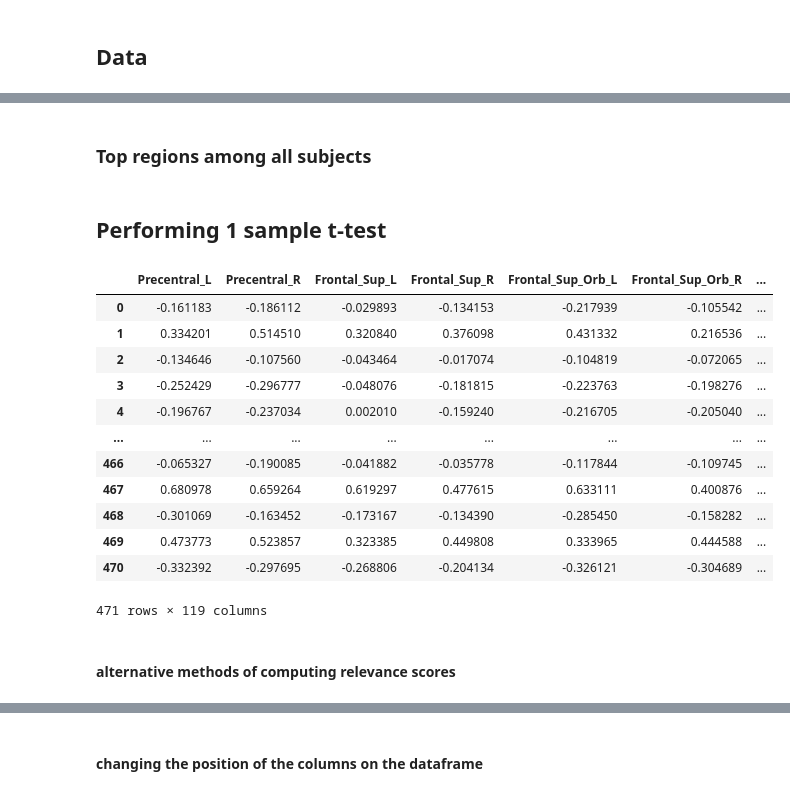
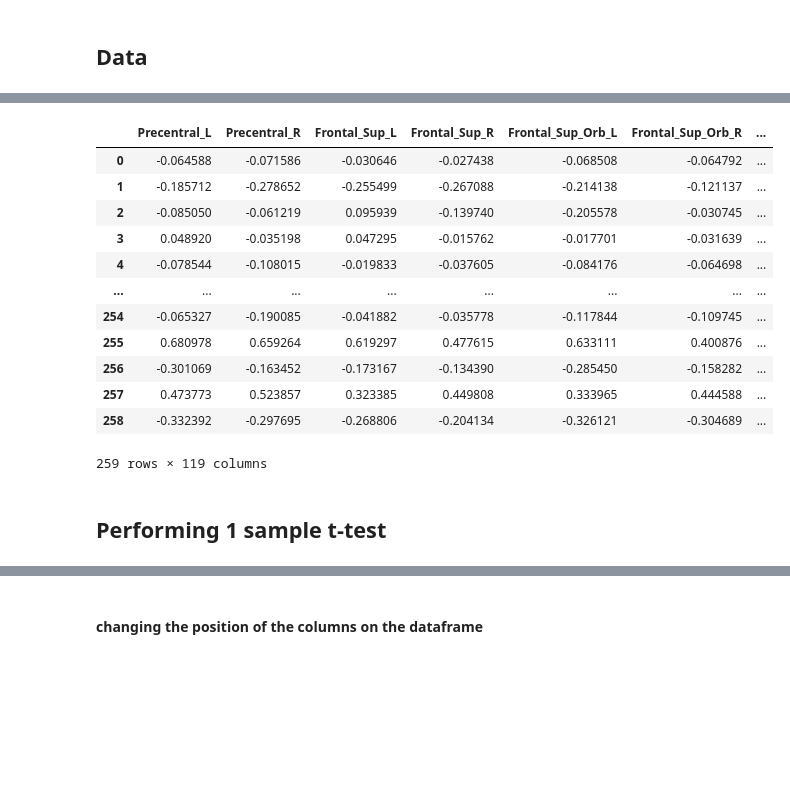
Before and after one commit to nspranav/Ukbiobank_ADHD, a Jupyter notebook: computed_aattributions.ipynb, the cells around one changed output, grey strips where cells are left out. Saved outputs shown, nothing was run; the diff lists cells and outputs as text; code cells hidden in the pictures; blank space fills up the shorter version.

```diff
--- a/computed_aattributions.ipynb
+++ b/computed_aattributions.ipynb
@@ -53,2 +33,0 @@ female_df['sex']= 0
-# %% [markdown]
-### Top regions among all subjects
@@ -59,22 +34,20 @@ all_df
+# %%
+female_df
+# %% [output]
+|  | Precentral_L | Precentral_R | Frontal_Sup_L | Frontal_Sup_R | Frontal_Sup_Orb_L | Frontal_Sup_Orb_R | ... |
+| 0 | -0.064588 | -0.071586 | -0.030646 | -0.027438 | -0.068508 | -0.064792 | ... |
+| 1 | -0.185712 | -0.278652 | -0.255499 | -0.267088 | -0.214138 | -0.121137 | ... |
+| 2 | -0.085050 | -0.061219 | 0.095939 | -0.139740 | -0.205578 | -0.030745 | ... |
+| 3 | 0.048920 | -0.035198 | 0.047295 | -0.015762 | -0.017701 | -0.031639 | ... |
+| 4 | -0.078544 | -0.108015 | -0.019833 | -0.037605 | -0.084176 | -0.064698 | ... |
+| ... | ... | ... | ... | ... | ... | ... | ... |
+| 254 | -0.065327 | -0.190085 | -0.041882 | -0.035778 | -0.117844 | -0.109745 | ... |
+| 255 | 0.680978 | 0.659264 | 0.619297 | 0.477615 | 0.633111 | 0.400876 | ... |
+| 256 | -0.301069 | -0.163452 | -0.173167 | -0.134390 | -0.285450 | -0.158282 | ... |
+| 257 | 0.473773 | 0.523857 | 0.323385 | 0.449808 | 0.333965 | 0.444588 | ... |
+| 258 | -0.332392 | -0.297695 | -0.268806 | -0.204134 | -0.326121 | -0.304689 | ... |
+259 rows × 119 columns
 # %% [markdown]
 ## Performing 1 sample t-test
 # %%
 all_df = pd.concat([male_df,female_df],ignore_index=True)
-# %%
-all_df
-# %% [output]
-|  | Precentral_L | Precentral_R | Frontal_Sup_L | Frontal_Sup_R | Frontal_Sup_Orb_L | Frontal_Sup_Orb_R | ... |
-| 0 | -0.161183 | -0.186112 | -0.029893 | -0.134153 | -0.217939 | -0.105542 | ... |
-| 1 | 0.334201 | 0.514510 | 0.320840 | 0.376098 | 0.431332 | 0.216536 | ... |
-| 2 | -0.134646 | -0.107560 | -0.043464 | -0.017074 | -0.104819 | -0.072065 | ... |
-| 3 | -0.252429 | -0.296777 | -0.048076 | -0.181815 | -0.223763 | -0.198276 | ... |
-| 4 | -0.196767 | -0.237034 | 0.002010 | -0.159240 | -0.216705 | -0.205040 | ... |
-| ... | ... | ... | ... | ... | ... | ... | ... |
-| 466 | -0.065327 | -0.190085 | -0.041882 | -0.035778 | -0.117844 | -0.109745 | ... |
-| 467 | 0.680978 | 0.659264 | 0.619297 | 0.477615 | 0.633111 | 0.400876 | ... |
-| 468 | -0.301069 | -0.163452 | -0.173167 | -0.134390 | -0.285450 | -0.158282 | ... |
-| 469 | 0.473773 | 0.523857 | 0.323385 | 0.449808 | 0.333965 | 0.444588 | ... |
-| 470 | -0.332392 | -0.297695 | -0.268806 | -0.204134 | -0.326121 | -0.304689 | ... |
-471 rows × 119 columns
-# %% [markdown]
-#### alternative methods of computing relevance scores
```
Also changed, not shown: parts of 173 cells of this notebook, 7 other files.
